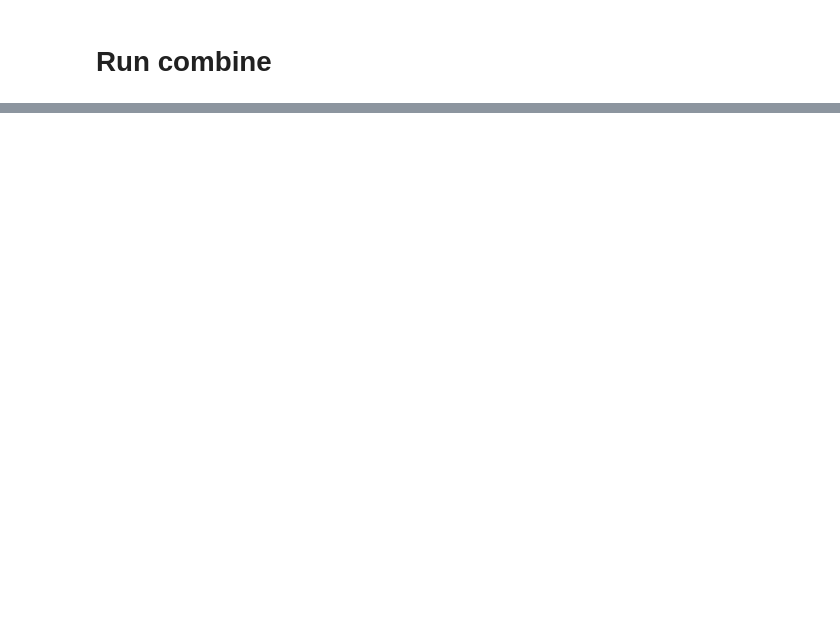
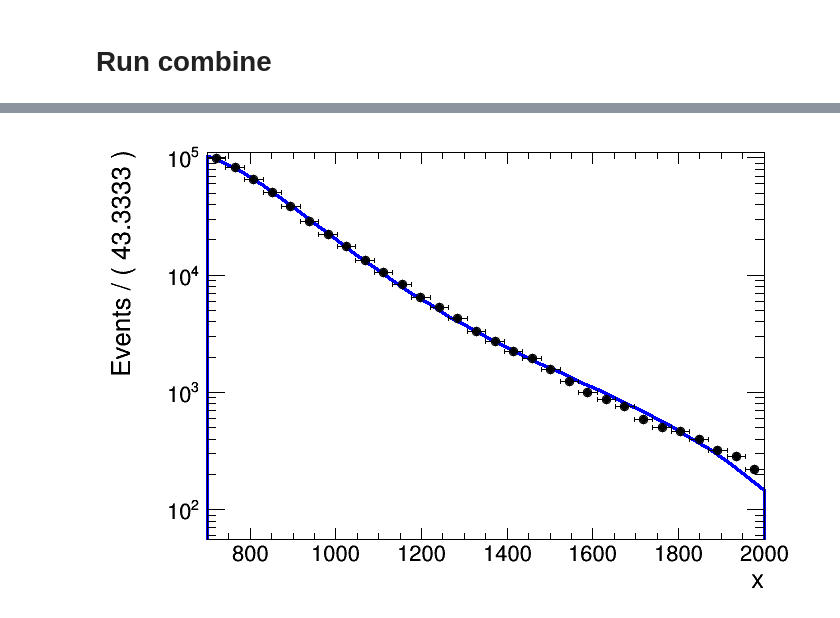
Before and after one commit to thaarres/JetAnomaly_CHEP19, a Jupyter notebook: jupyter/AnomalyDetection_combine.ipynb, the cells around one changed output, grey strips where cells are left out. Cells and saved outputs as stored; diff of their text form; code cells hidden in the pictures; blank space fills up the shorter version.

```diff
--- a/jupyter/AnomalyDetection_combine.ipynb
+++ b/jupyter/AnomalyDetection_combine.ipynb
@@ -715,0 +709,5 @@ DEBUG: (function: runSpecific) FitDiagnostics.cc: 414 -- Fit S+B, status = 1, nu
+# %%
+from IPython.display import Image
+Image(filename='tot_x_fit_b_logy.png')
+# %% [output]
+[figure, added]
```
Also changed, not shown: parts of 14 cells of this notebook.
